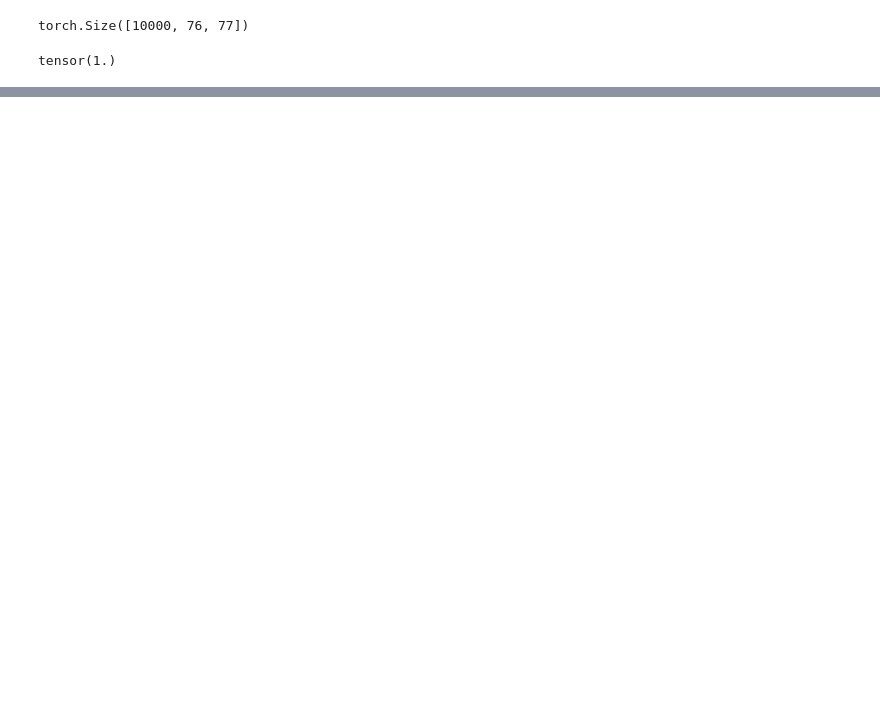
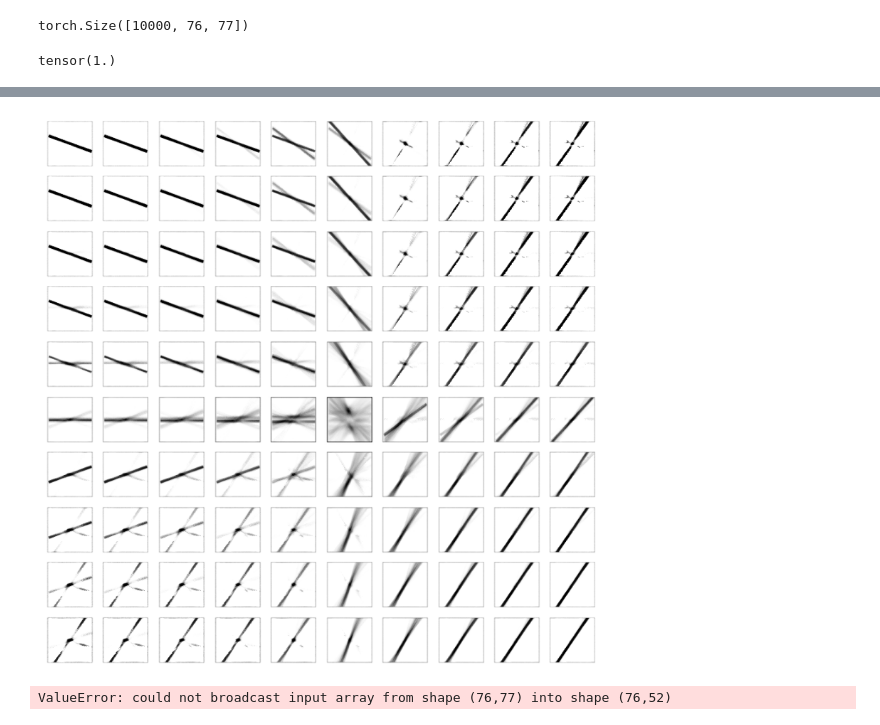
Before and after one commit to zroe1/image-bot, a Jupyter notebook: vae.ipynb, the cells around one changed output, grey strips where cells are left out. Drawn from its saved outputs; the diff is of its cells as text; code cells hidden in the pictures; blank space fills up the shorter version.

```diff
--- a/vae.ipynb
+++ b/vae.ipynb
@@ -227,0 +210,20 @@ plt.show()
+# %%
+fig = plt.figure(figsize=(10, 10))
+grid = ImageGrid(fig, 111, nrows_ncols=(10,10), axes_pad=0.1)
+
+to_graph = []
+for i in np.arange(-10, 10.0, 2):
+    for j in np.arange(-10, 10.0, 2):
+        latent = torch.tensor([i,j]).float()
+        pred = model.decode(latent.to(device))
+        pred = pred.view(76, 77).detach().cpu().numpy()
+        to_graph.append(pred)
+
+
+
+for ax, im in zip(grid, to_graph):
+    ax.imshow(im, cmap='gray')
+    ax.axis('off')
+plt.show()
+# %% [output]
+[figure, added]
@@ -227,0 +232,4 @@ plt.show()
+# %%
+plot_latent_space(model)
+# %% [output]
+ValueError: could not broadcast input array from shape (76,77) into shape (76,52)
```
Also changed, not shown: parts of 16 cells of this notebook.
